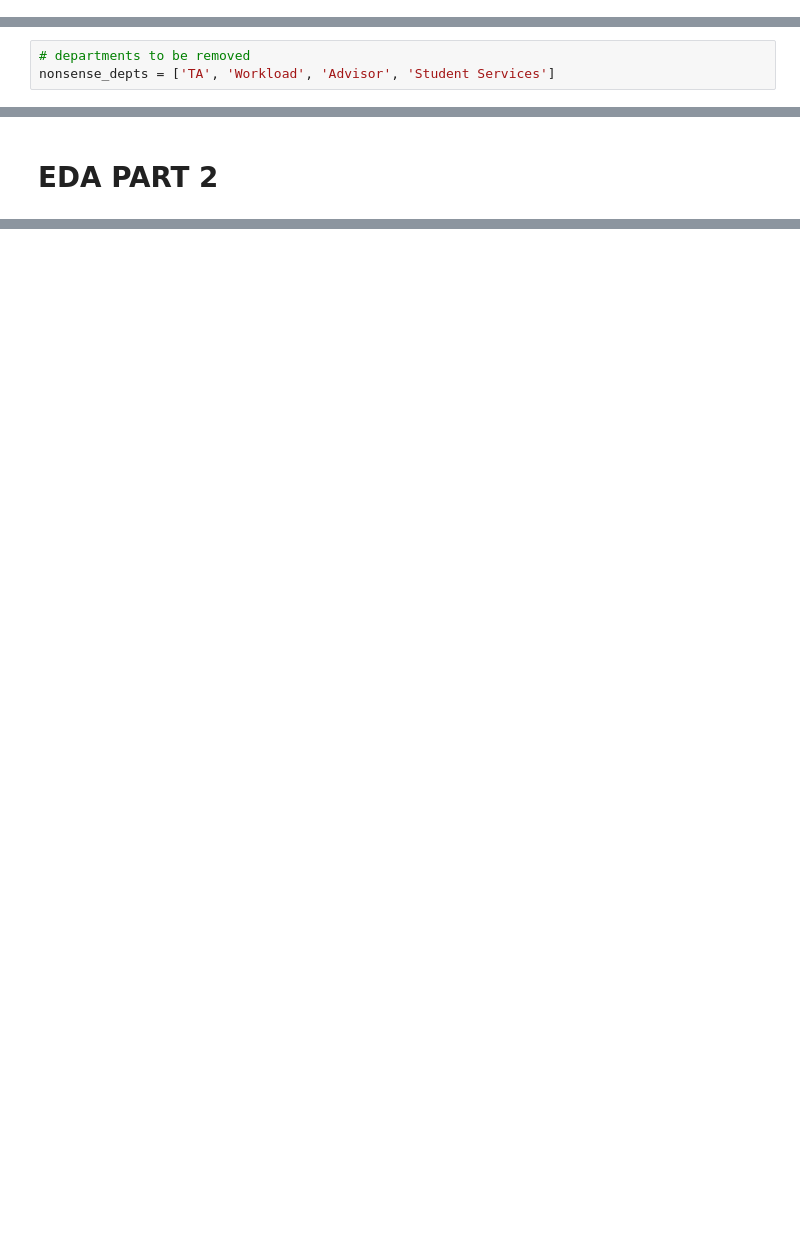
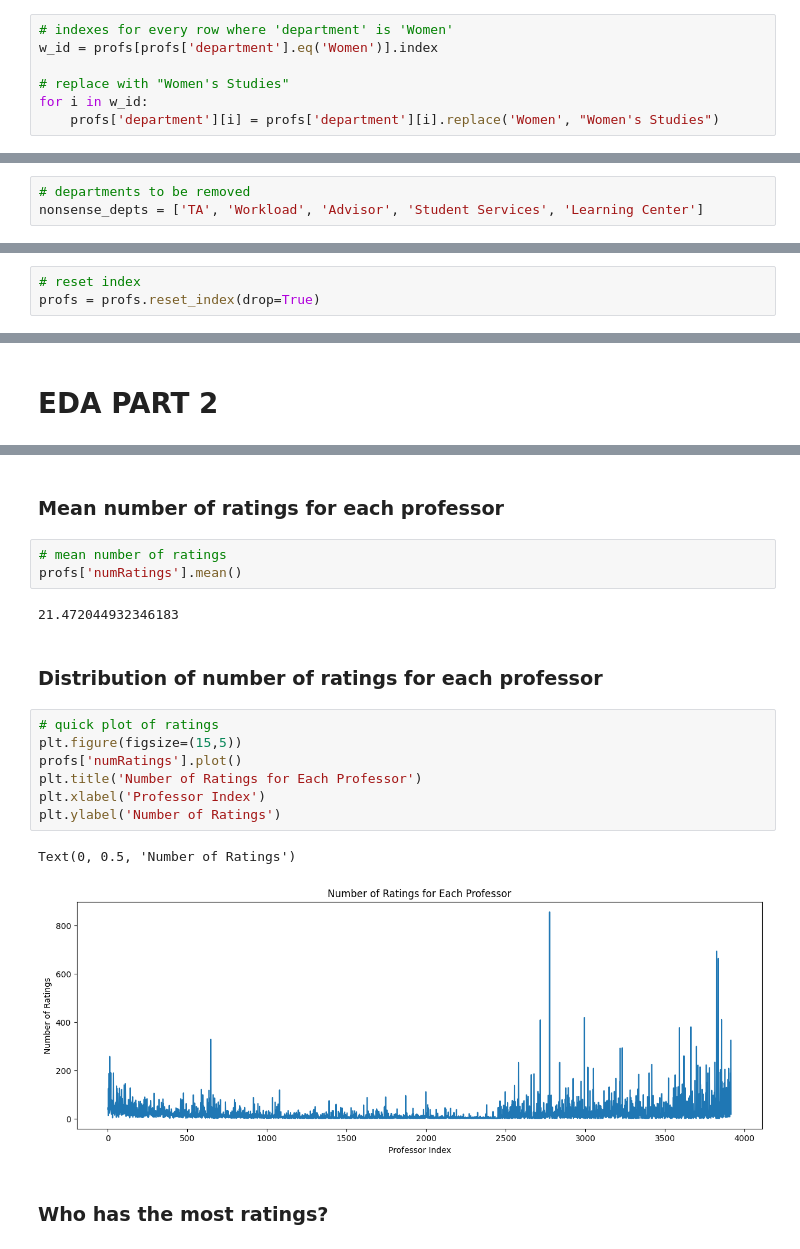
Before and after one commit to Riley-Adams/sta141b_project, a Jupyter notebook: profsEDA.ipynb, the cells around one changed output, grey strips where cells are left out. Drawn from its saved outputs; the diff is of its cells as text; blank space fills up the shorter version.

```diff
--- a/profsEDA.ipynb
+++ b/profsEDA.ipynb
@@ -359,10 +361,20 @@ for i in amp_ids2:
+# %%
+# indexes for every row where 'department' is 'Women'
+w_id = profs[profs['department'].eq('Women')].index
+
+# replace with "Women's Studies"
+for i in w_id:
+    profs['department'][i] = profs['department'][i].replace('Women', "Women's Studies")
 # %% [markdown]
 We'll remove the departments that aren't real departments.
 # %%
 # departments to be removed
-nonsense_depts = ['TA', 'Workload', 'Advisor', 'Student Services']
+nonsense_depts = ['TA', 'Workload', 'Advisor', 'Student Services', 'Learning Center']
 # %%
 # loop to remove nonsense departments
 for i in range(0, len(nonsense_depts)):
     profs = profs[profs['department'] != nonsense_depts[i]]
+# %%
+# reset index
+profs = profs.reset_index(drop=True)
 # %% [markdown]
@@ -371,0 +401,21 @@ __We can now conduct our analysis again with the cleaned data__
+# %% [markdown]
+### Mean number of ratings for each professor
+# %%
+# mean number of ratings
+profs['numRatings'].mean()
+# %% [output]
+21.472044932346183
+# %% [markdown]
+### Distribution of number of ratings for each professor
+# %%
+# quick plot of ratings
+plt.figure(figsize=(15,5))
+profs['numRatings'].plot()
+plt.title('Number of Ratings for Each Professor')
+plt.xlabel('Professor Index')
+plt.ylabel('Number of Ratings')
+# %% [output]
+Text(0, 0.5, 'Number of Ratings')
+[figure, added]
+# %% [markdown]
+### Who has the most ratings?
```
Also changed, not shown: parts of 30 cells of this notebook.
